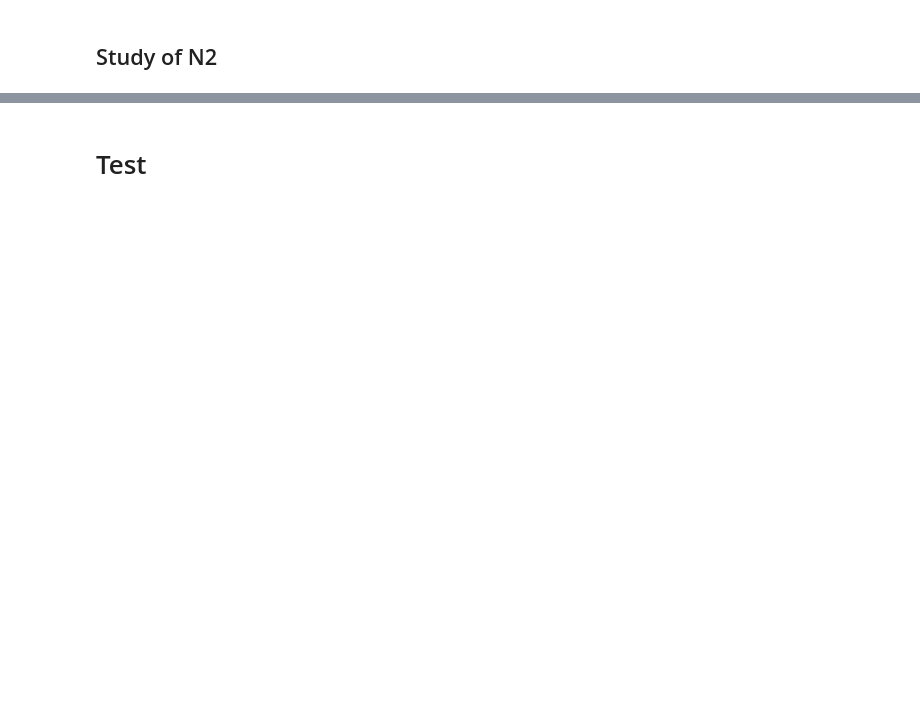
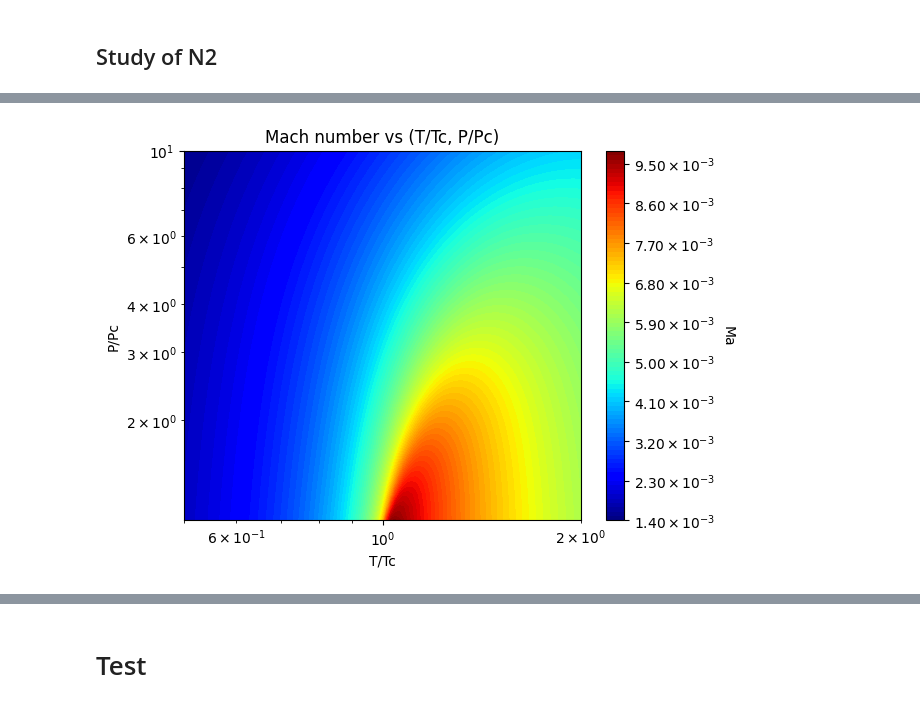
Before and after one commit to henri-avec-un-i/UPC_internship, a Jupyter notebook: caracterisation_of_turbulent_scales_dimensionless.ipynb, the cells around one changed output, grey strips where cells are left out. Saved outputs shown, nothing was run; the diff lists cells and outputs as text; code cells hidden in the pictures; blank space fills up the shorter version.

```diff
--- a/caracterisation_of_turbulent_scales_dimensionless.ipynb
+++ b/caracterisation_of_turbulent_scales_dimensionless.ipynb
@@ -1199,0 +1434,4 @@ class PengRobinsonModel(BaseThermodynamicModel)
+# %%
+plot_Ma_PvsT(T_list_r, P_list_r, Ma_array, T_r_log_scale=True, P_r_log_scale=True, Ma_log_scale=False, colormap='jet', nbr_of_contours=100)
+# %% [output]
+[figure, added]
```
Also changed, not shown: parts of 19 cells of this notebook.
